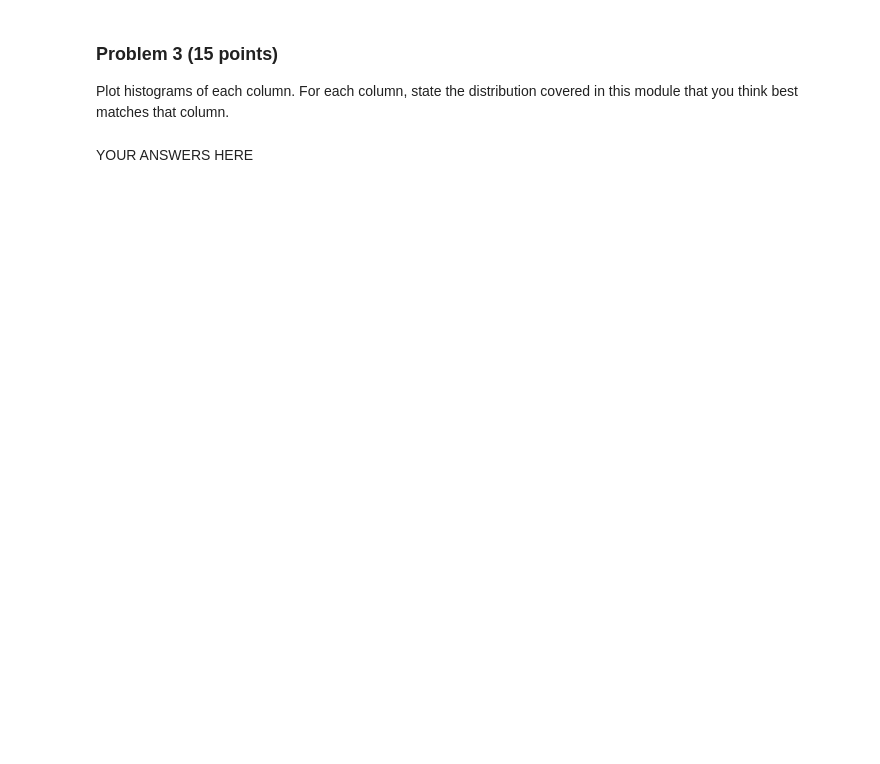
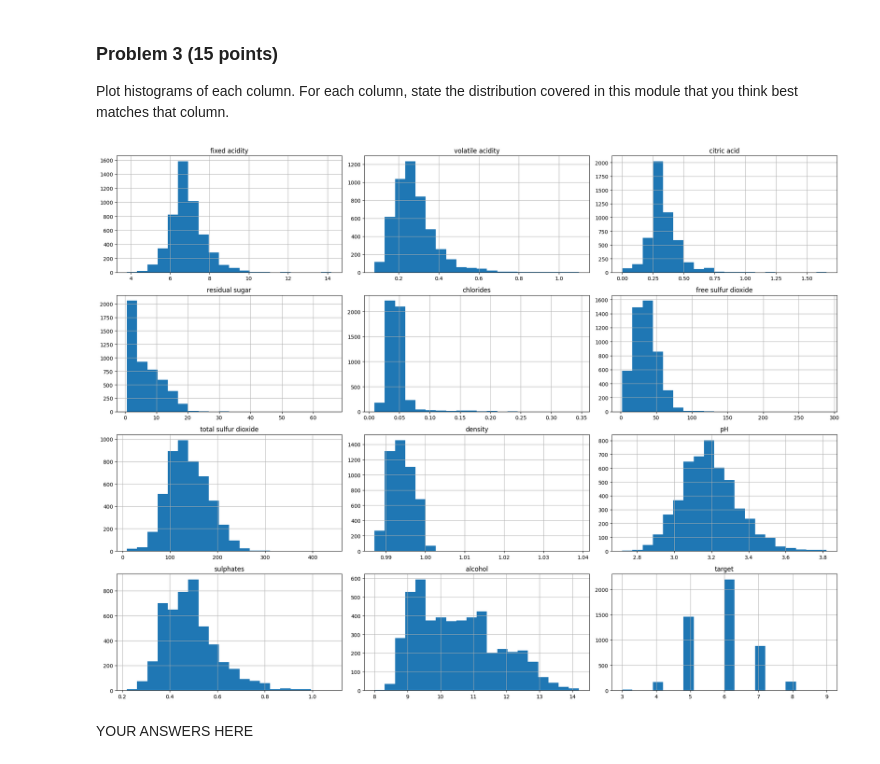
Before and after one commit to kronenflex/homeworks_mds_DX_601, a Jupyter notebook: homework12ds/project.ipynb, the cells around one changed output. Saved outputs shown, nothing was run; the diff lists cells and outputs as text; code cells hidden in the pictures; blank space fills up the shorter version.

```diff
--- a/homework12ds/project.ipynb
+++ b/homework12ds/project.ipynb
@@ -76,0 +75,8 @@ If the data set you choose has more than ten columns, you may limit later analys
+# %%
+# YOUR CODE HERE
+data_url = (
+    "https://github.com/EpistasisLab/pmlb/raw/master/datasets/"
+    "wine_quality_white/wine_quality_white.tsv.gz"
+)
+
+df = pd.read_csv(data_url, sep="\t", compression="gzip")
@@ -95,2 +172,10 @@ For each column, state the distribution covered in this module that you think be
+# %%
+# YOUR CODE HERE
+
+df.hist(bins=20, figsize=(20, 15))
+plt.tight_layout()
+plt.show()
+# %% [output]
+[figure, added]
 # %% [markdown]
 YOUR ANSWERS HERE
```
Also changed, not shown: parts of 32 cells of this notebook.
